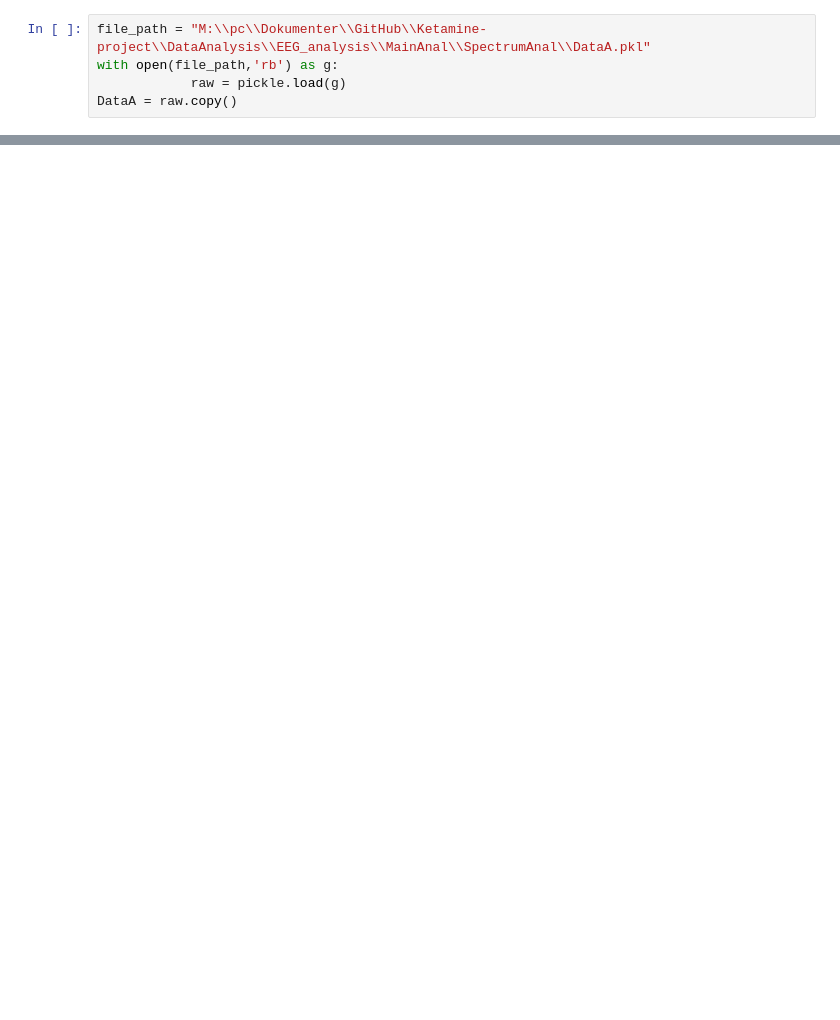
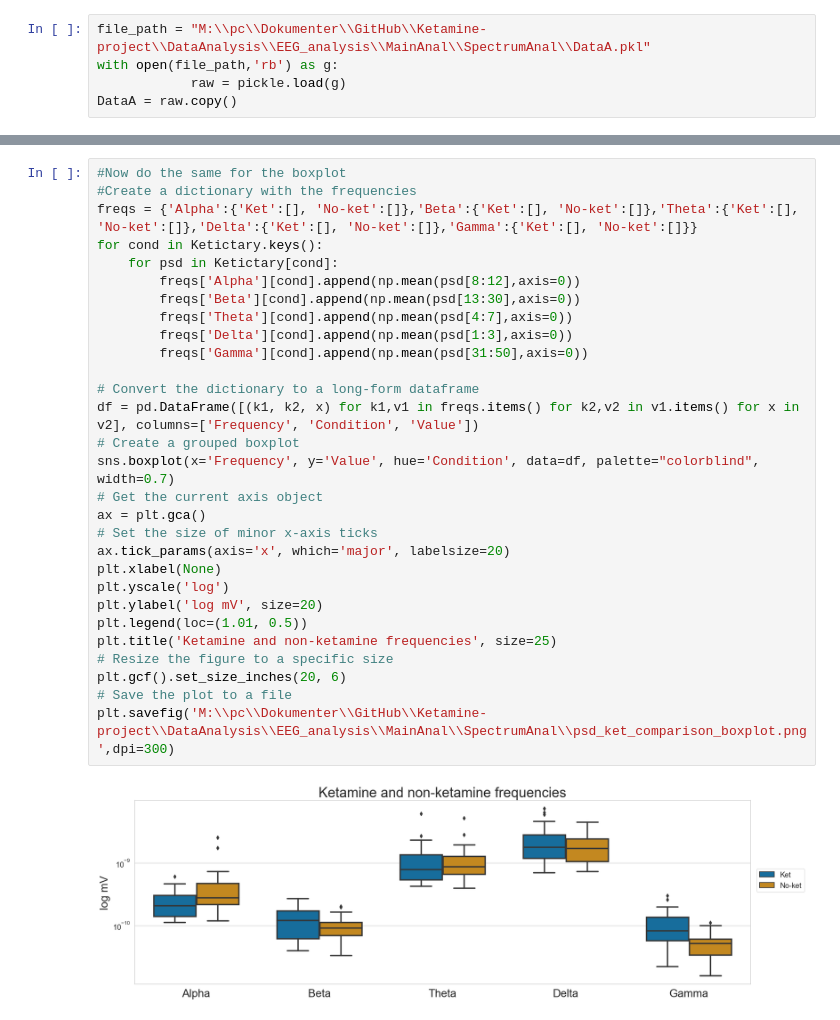
Before and after one commit to AndrlmMass/Ketamine-project, a Jupyter notebook: DataAnalysis/EEG_analysis/MainAnal/SpectrumAnalyses.ipynb, the cells around one changed output, grey strips where cells are left out. Drawn from its saved outputs; the diff is of its cells as text; blank space fills up the shorter version.

```diff
--- a/DataAnalysis/EEG_analysis/MainAnal/SpectrumAnalyses.ipynb
+++ b/DataAnalysis/EEG_analysis/MainAnal/SpectrumAnalyses.ipynb
@@ -301,0 +353,31 @@ print(psdss['ON: 0'])
+# %%
+#Now do the same for the boxplot
+#Create a dictionary with the frequencies
+freqs = {'Alpha':{'Ket':[], 'No-ket':[]},'Beta':{'Ket':[], 'No-ket':[]},'Theta':{'Ket':[], 'No-ket':[]},'Delta':{'Ket':[], 'No-ket':[]},'Gamma':{'Ket':[], 'No-ket':[]}}
+for cond in Ketictary.keys():
+    for psd in Ketictary[cond]:
+        freqs['Alpha'][cond].append(np.mean(psd[8:12],axis=0))
+        freqs['Beta'][cond].append(np.mean(psd[13:30],axis=0))
+        freqs['Theta'][cond].append(np.mean(psd[4:7],axis=0))
+        freqs['Delta'][cond].append(np.mean(psd[1:3],axis=0))
+        freqs['Gamma'][cond].append(np.mean(psd[31:50],axis=0))
+
+# Convert the dictionary to a long-form dataframe
+df = pd.DataFrame([(k1, k2, x) for k1,v1 in freqs.items() for k2,v2 in v1.items() for x in v2], columns=['Frequency', 'Condition', 'Value'])
+# Create a grouped boxplot
+sns.boxplot(x='Frequency', y='Value', hue='Condition', data=df, palette="colorblind", width=0.7)
+# Get the current axis object
+ax = plt.gca()
+# Set the size of minor x-axis ticks
+ax.tick_params(axis='x', which='major', labelsize=20)
+plt.xlabel(None)
+plt.yscale('log')
+plt.ylabel('log mV', size=20)
+plt.legend(loc=(1.01, 0.5))
+plt.title('Ketamine and non-ketamine frequencies', size=25)
+# Resize the figure to a specific size
+plt.gcf().set_size_inches(20, 6)
+# Save the plot to a file
+plt.savefig('M:\\pc\\Dokumenter\\GitHub\\Ketamine-project\\DataAnalysis\\EEG_analysis\\MainAnal\\SpectrumAnal\\psd_ket_comparison_boxplot.png',dpi=300)
+# %% [output]
+[figure, added]
```
Also changed, not shown: parts of 13 cells of this notebook.
